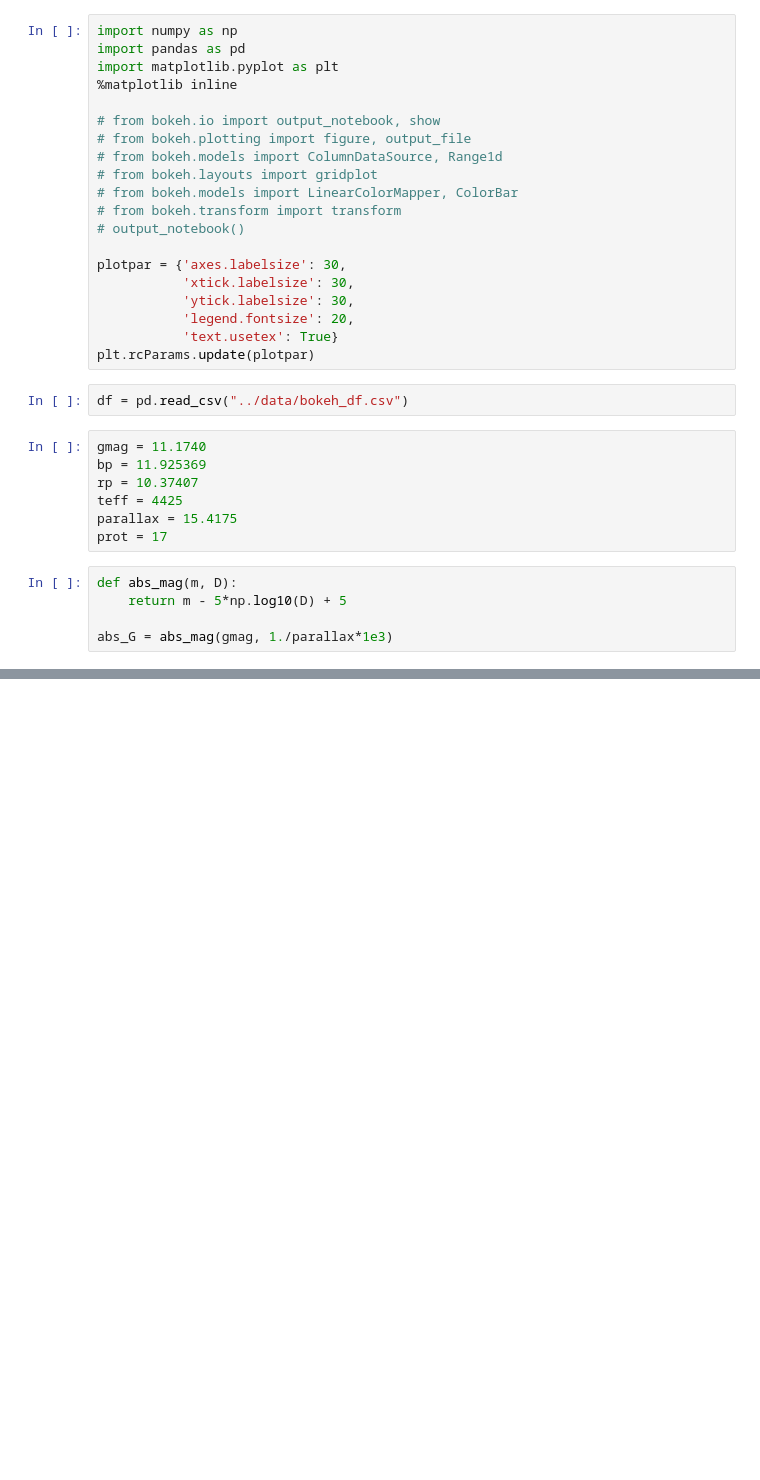
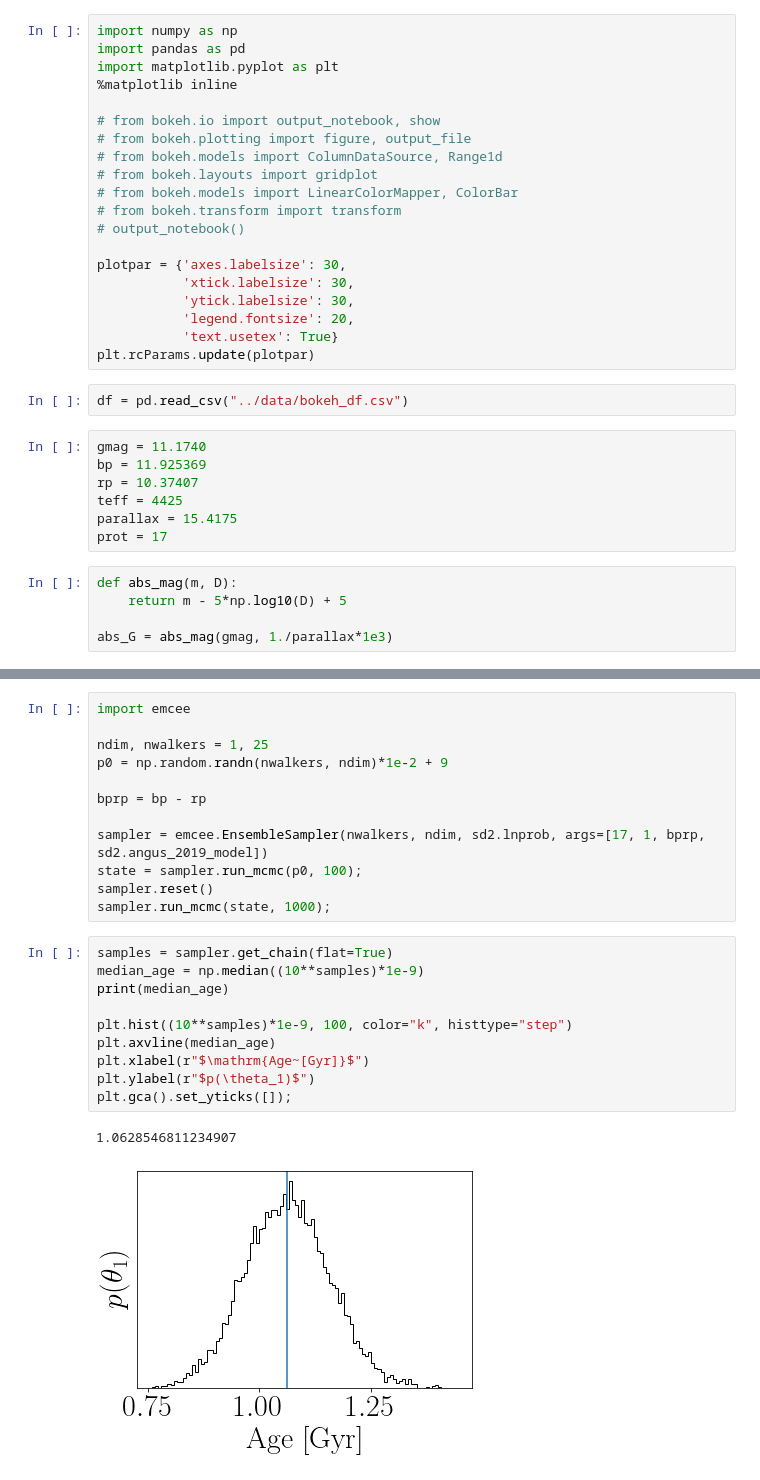
Before and after one commit to RuthAngus/misc, a Jupyter notebook: Caroline_Piaulet.ipynb, the cells around one changed output, grey strips where cells are left out. Cells and saved outputs as stored; diff of their text form; blank space fills up the shorter version.

```diff
--- a/Caroline_Piaulet.ipynb
+++ b/Caroline_Piaulet.ipynb
@@ -59,0 +118,25 @@ plt.tight_layout()
+# %%
+import emcee
+
+ndim, nwalkers = 1, 25
+p0 = np.random.randn(nwalkers, ndim)*1e-2 + 9
+
+bprp = bp - rp
+
+sampler = emcee.EnsembleSampler(nwalkers, ndim, sd2.lnprob, args=[17, 1, bprp, sd2.angus_2019_model])
+state = sampler.run_mcmc(p0, 100);
+sampler.reset()
+sampler.run_mcmc(state, 1000);
+# %%
+samples = sampler.get_chain(flat=True)
+median_age = np.median((10**samples)*1e-9)
+print(median_age)
+
+plt.hist((10**samples)*1e-9, 100, color="k", histtype="step")
+plt.axvline(median_age)
+plt.xlabel(r"$\mathrm{Age~[Gyr]}$")
+plt.ylabel(r"$p(\theta_1)$")
+plt.gca().set_yticks([]);
+# %% [output]
+1.0628546811234907
+[figure, added]
```
Also changed, not shown: parts of 13 cells of this notebook, 1 other file.
